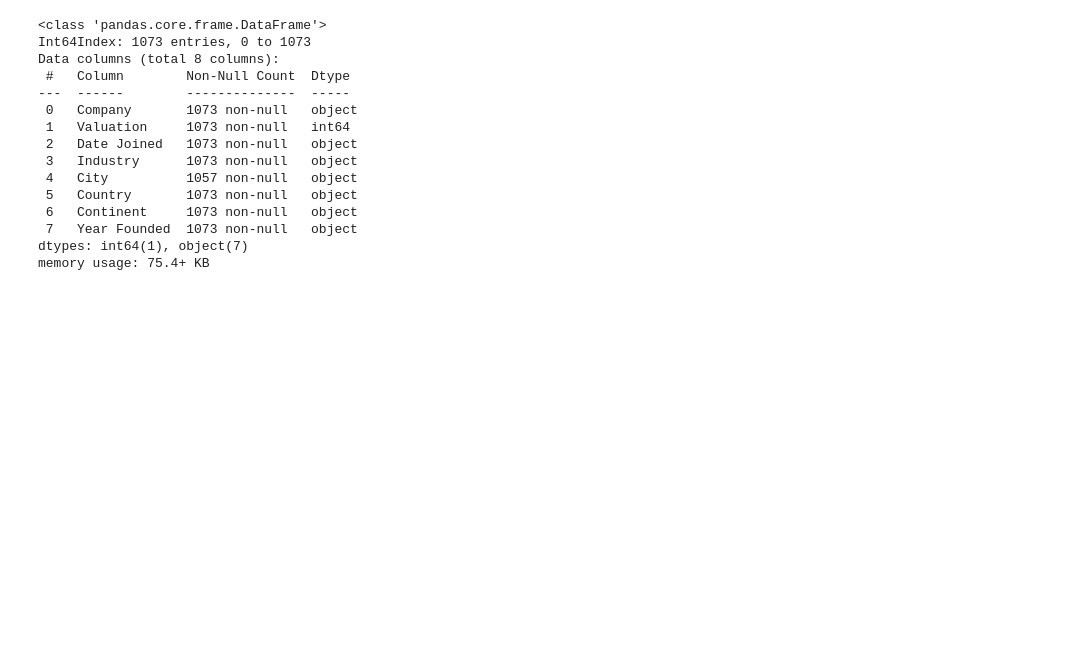
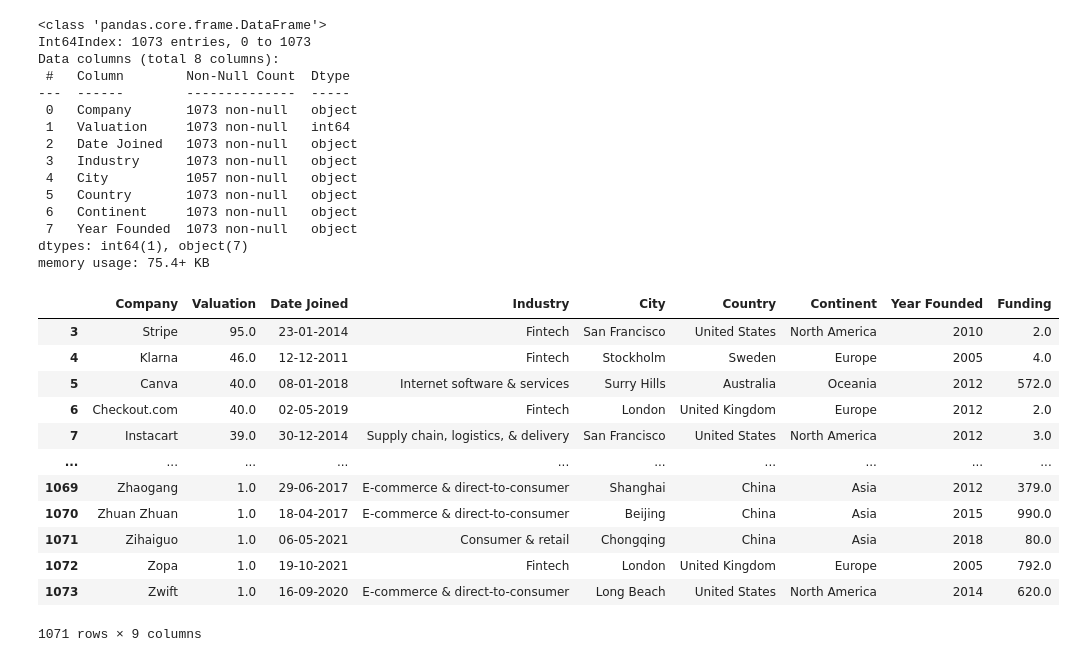
Before and after one commit to sunilsala88/batch-28, a Jupyter notebook: 10_pandas /pandasdrop.ipynb, the cells around one changed output. Cells and saved outputs as stored; diff of their text form; code cells hidden in the pictures; blank space fills up the shorter version.

```diff
--- a/10_pandas /pandasdrop.ipynb
+++ b/10_pandas /pandasdrop.ipynb
@@ -104,6 +108,22 @@ dtypes: int64(1), object(7)
 memory usage: 75.4+ KB
 # %%
 company["Funding"][6]
+# %%
+company
+# %% [output]
+|  | Company | Valuation | Date Joined | Industry | City | Country | Continent | Year Founded | Funding |
+| 3 | Stripe | 95.0 | 23-01-2014 | Fintech | San Francisco | United States | North America | 2010 | 2.0 |
+| 4 | Klarna | 46.0 | 12-12-2011 | Fintech | Stockholm | Sweden | Europe | 2005 | 4.0 |
+| 5 | Canva | 40.0 | 08-01-2018 | Internet software & services | Surry Hills | Australia | Oceania | 2012 | 572.0 |
+| 6 | Checkout.com | 40.0 | 02-05-2019 | Fintech | London | United Kingdom | Europe | 2012 | 2.0 |
+| 7 | Instacart | 39.0 | 30-12-2014 | Supply chain, logistics, & delivery | San Francisco | United States | North America | 2012 | 3.0 |
+| ... | ... | ... | ... | ... | ... | ... | ... | ... | ... |
+| 1069 | Zhaogang | 1.0 | 29-06-2017 | E-commerce & direct-to-consumer | Shanghai | China | Asia | 2012 | 379.0 |
+| 1070 | Zhuan Zhuan | 1.0 | 18-04-2017 | E-commerce & direct-to-consumer | Beijing | China | Asia | 2015 | 990.0 |
+| 1071 | Zihaiguo | 1.0 | 06-05-2021 | Consumer & retail | Chongqing | China | Asia | 2018 | 80.0 |
+| 1072 | Zopa | 1.0 | 19-10-2021 | Fintech | London | United Kingdom | Europe | 2005 | 792.0 |
+| 1073 | Zwift | 1.0 | 16-09-2020 | E-commerce & direct-to-consumer | Long Beach | United States | North America | 2014 | 620.0 |
+1071 rows × 9 columns
 # %%
 company.drop_duplicates(subset='City')
 # %% [output]
```
Also changed, not shown: parts of 5 cells of this notebook, 2 other files.
